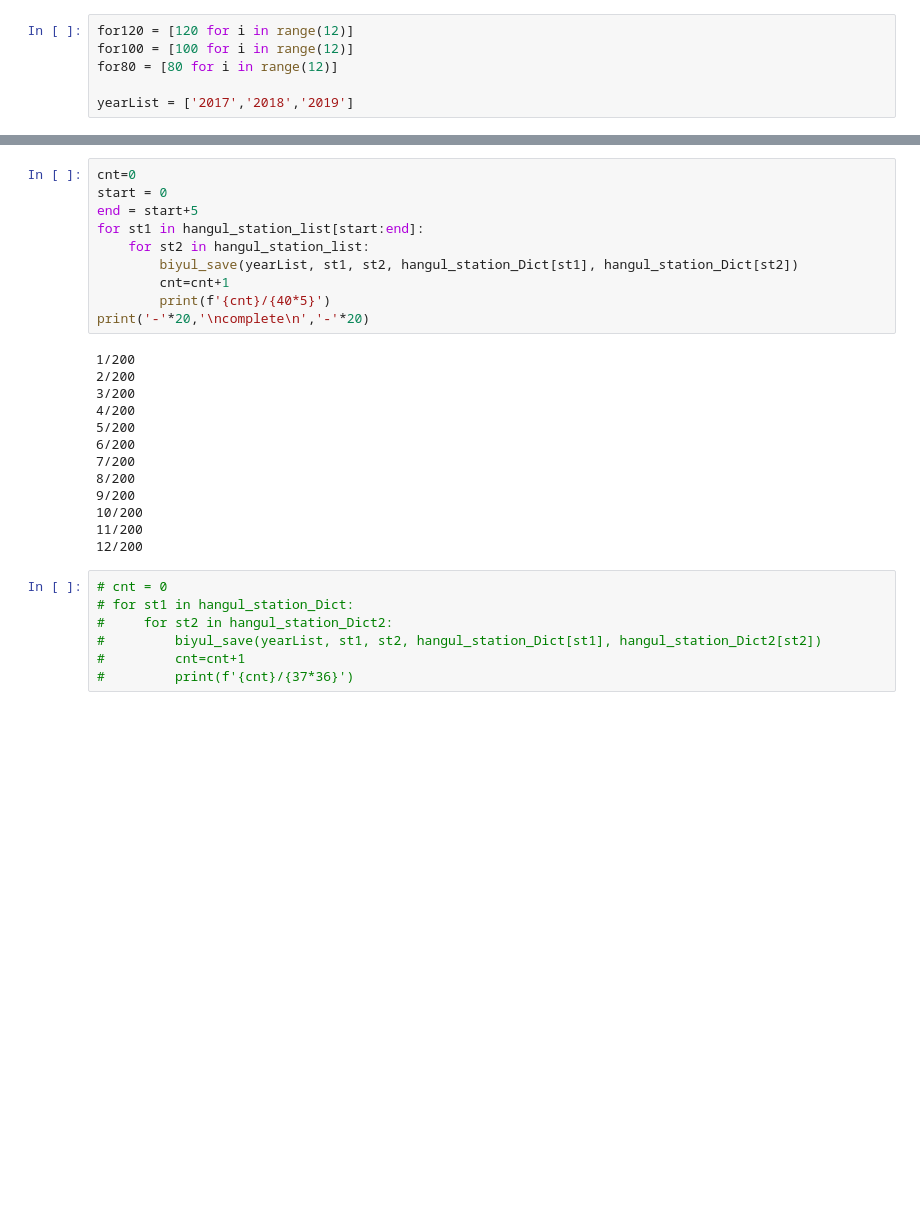
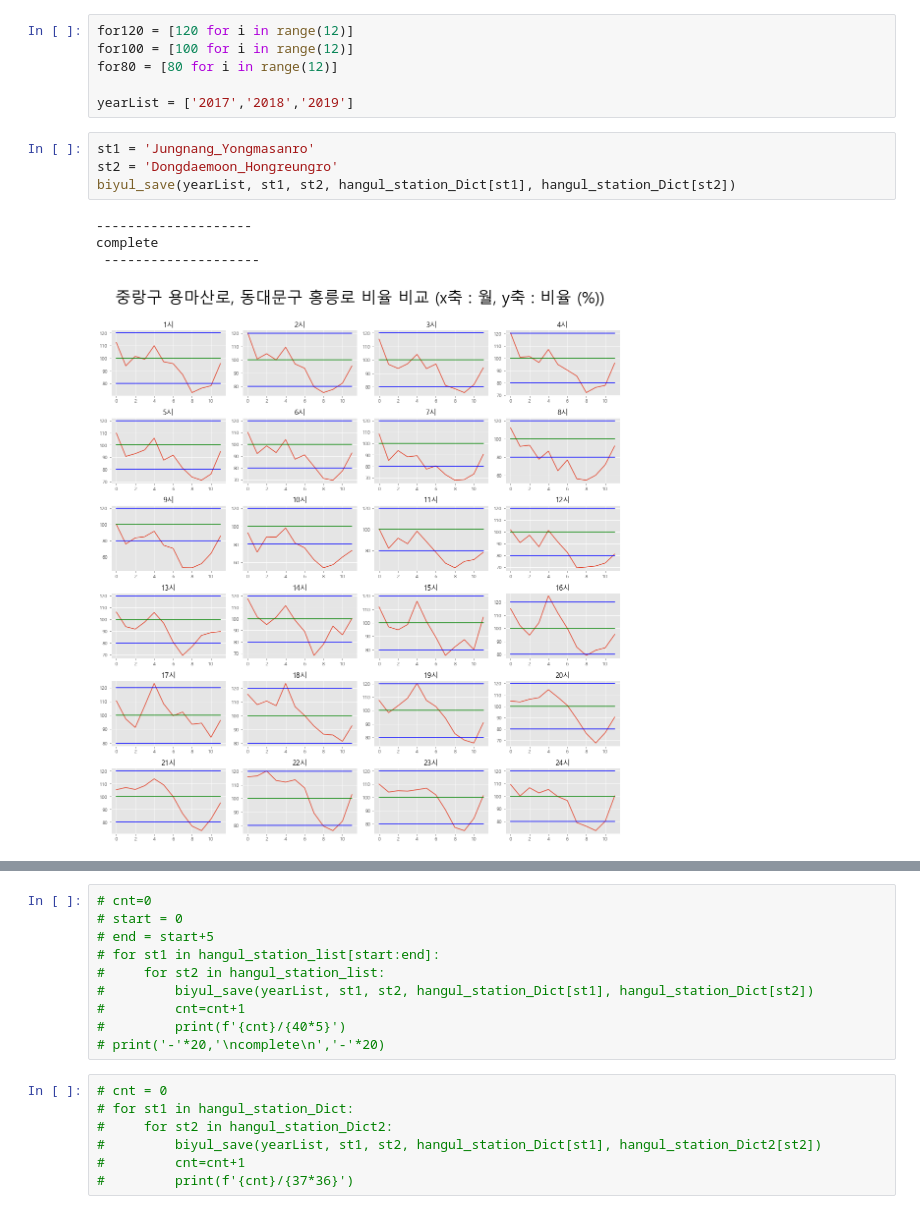
Before and after one commit to chance0523/mise_namu_project, a Jupyter notebook: airkorea/11_get_plots.ipynb, the cells around one changed output, grey strips where cells are left out. Saved outputs shown, nothing was run; the diff lists cells and outputs as text; blank space fills up the shorter version.

```diff
--- a/airkorea/11_get_plots.ipynb
+++ b/airkorea/11_get_plots.ipynb
@@ -244,3 +244,12 @@ for100 = [100 for i in range(12)]
 for80 = [80 for i in range(12)]
 
 yearList = ['2017','2018','2019']
+# %%
+st1 = 'Jungnang_Yongmasanro'
+st2 = 'Dongdaemoon_Hongreungro'
+biyul_save(yearList, st1, st2, hangul_station_Dict[st1], hangul_station_Dict[st2])
+# %% [output]
+--------------------
+complete
+ --------------------
+[figure, added]
@@ -247,26 +258,13 @@ yearList = ['2017','2018','2019']
 # %%
-cnt=0
-start = 0
-end = start+5
-for st1 in hangul_station_list[start:end]:
-    for st2 in hangul_station_list:
-        biyul_save(yearList, st1, st2, hangul_station_Dict[st1], hangul_station_Dict[st2])
-        cnt=cnt+1
-        print(f'{cnt}/{40*5}')
-print('-'*20,'\ncomplete\n','-'*20)
+# cnt=0
+# start = 0
+# end = start+5
+# for st1 in hangul_station_list[start:end]:
+#     for st2 in hangul_station_list:
+#         biyul_save(yearList, st1, st2, hangul_station_Dict[st1], hangul_station_Dict[st2])
+#         cnt=cnt+1
+#         print(f'{cnt}/{40*5}')
+# print('-'*20,'\ncomplete\n','-'*20)
-# %% [output]
-1/200
-2/200
-3/200
-4/200
-5/200
-6/200
-7/200
-8/200
-9/200
-10/200
-11/200
-12/200
 # %%
 # cnt = 0
 # for st1 in hangul_station_Dict:
```
Also changed, not shown: parts of 5 cells of this notebook.
